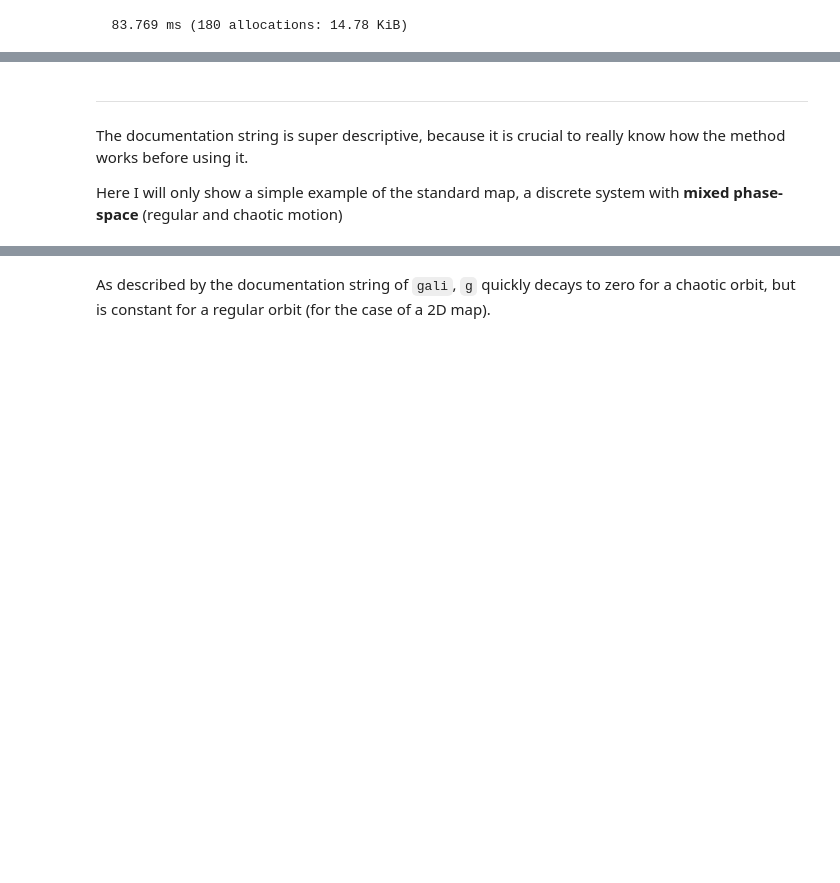
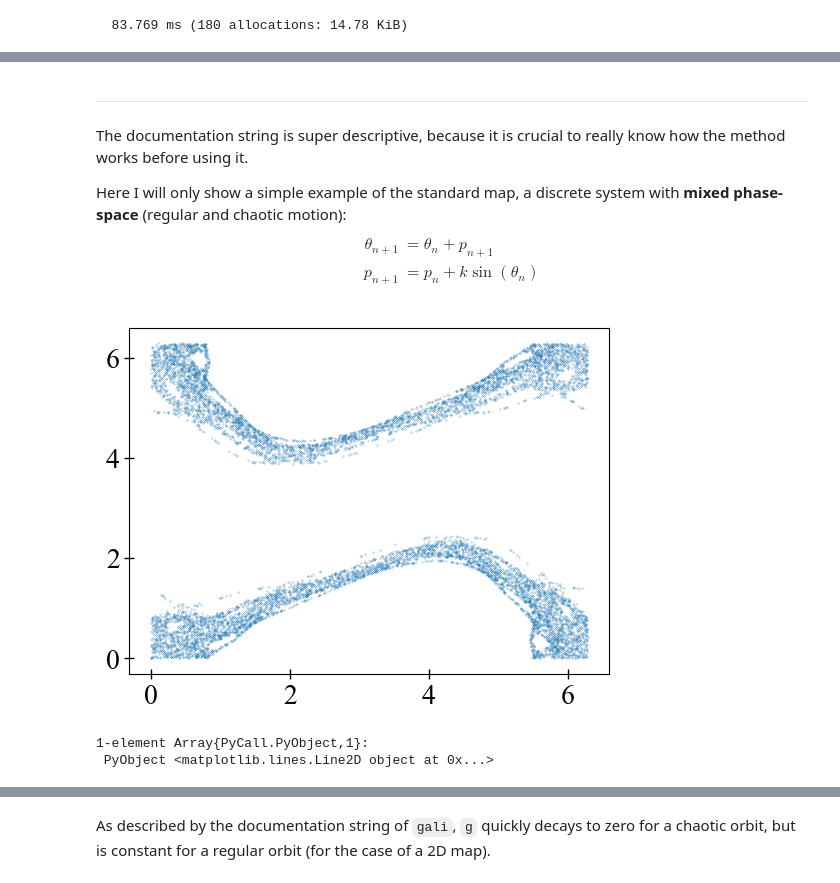
Before and after one commit to xorJane/tutorials, a Jupyter notebook: 4. Quantifying Chaos for a Dynamical System.ipynb, the cells around one changed output, grey strips where cells are left out. Cells and saved outputs as stored; diff of their text form; code cells hidden in the pictures; blank space fills up the shorter version.

```diff
--- a/4. Quantifying Chaos for a Dynamical System.ipynb
+++ b/4. Quantifying Chaos for a Dynamical System.ipynb
@@ -297,4 +323,22 @@ See the "advanced documentation" for info on the integrator object and use `@whi
 
 The documentation string is super descriptive, because it is crucial to really know how the method works before using it.
 
-Here I will only show a simple example of the standard map, a discrete system with **mixed phase-space** (regular and chaotic motion)
+Here I will only show a simple example of the standard map, a discrete system with **mixed phase-space** (regular and chaotic motion):
+$$
+\begin{aligned}
+\theta_{n+1} &= \theta_n + p_{n+1} \\
+p_{n+1} &= p_n + k\sin(\theta_n)
+\end{aligned}
+$$
+# %%
+# Initialize with random chaotic initial condition:
+sm = Systems.standardmap(;k = 1.0)
+# Get trajectory:
+tr = trajectory(sm, 10000)
+# Plot it:
+using PyPlot; figure(figsize=(6,4))
+plot(tr[:, 1], tr[:, 2], ls = "None", marker = "o", ms = 0.2)
+# %% [output]
+[figure, added]
+1-element Array{PyCall.PyObject,1}:
+ PyObject <matplotlib.lines.Line2D object at 0x...>
```
Also changed, not shown: parts of 21 cells of this notebook, 3 other files.
